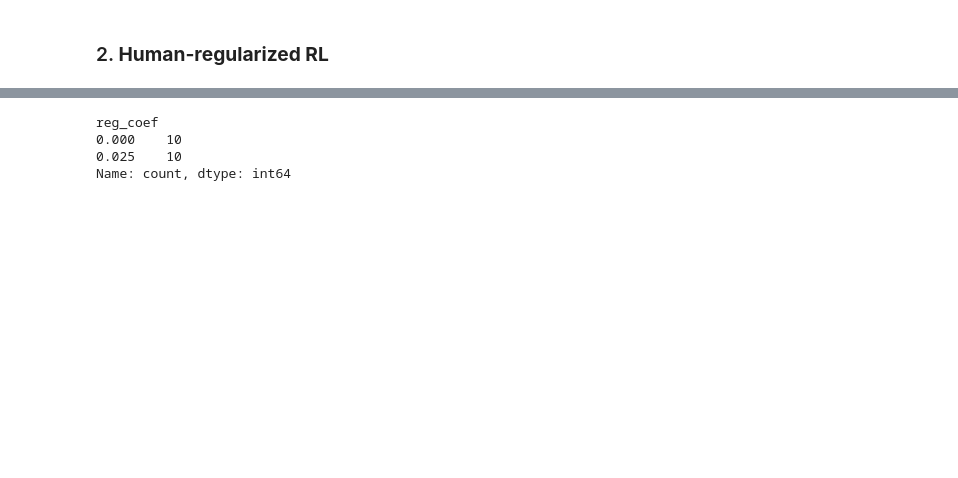
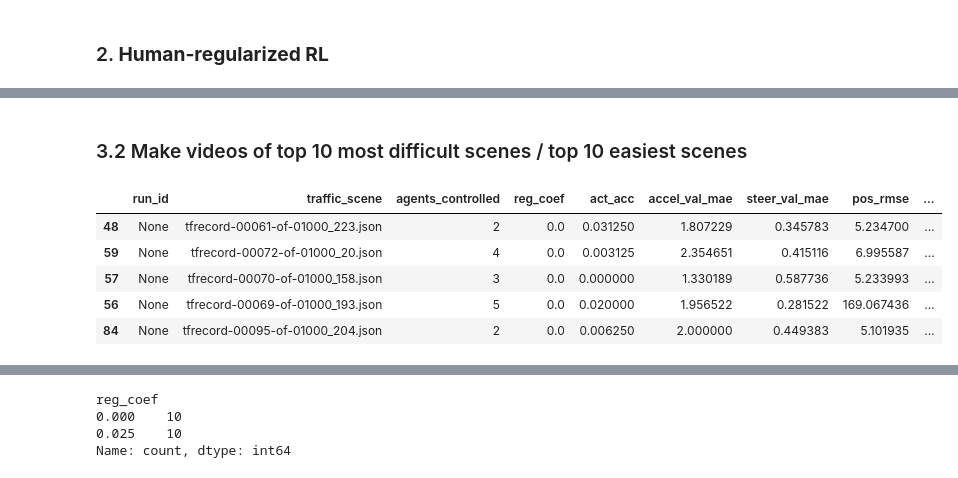
Before and after one commit to facebookresearch/nocturne, a Jupyter notebook: evaluation/policy_performance_analysis.ipynb, the cells around one changed output, grey strips where cells are left out. Drawn from its saved outputs; the diff is of its cells as text; code cells hidden in the pictures; blank space fills up the shorter version.

```diff
--- a/evaluation/policy_performance_analysis.ipynb
+++ b/evaluation/policy_performance_analysis.ipynb
@@ -237,0 +397,13 @@ sns.barplot(data=df_hr_rl_all, y='goal_rate', hue='reg_coef', palette="deep");
+# %% [markdown]
+### 3.2 Make videos of top 10 most difficult scenes / top 10 easiest scenes
+# %%
+NUM_VIDEOS = 5
+
+df_hr_rl.sort_values('goal_rate').head()
+# %% [output]
+|  | run_id | traffic_scene | agents_controlled | reg_coef | act_acc | accel_val_mae | steer_val_mae | pos_rmse | ... |
+| 48 | None | tfrecord-00061-of-01000_223.json | 2 | 0.0 | 0.031250 | 1.807229 | 0.345783 | 5.234700 | ... |
+| 59 | None | tfrecord-00072-of-01000_20.json | 4 | 0.0 | 0.003125 | 2.354651 | 0.415116 | 6.995587 | ... |
+| 57 | None | tfrecord-00070-of-01000_158.json | 3 | 0.0 | 0.000000 | 1.330189 | 0.587736 | 5.233993 | ... |
+| 56 | None | tfrecord-00069-of-01000_193.json | 5 | 0.0 | 0.020000 | 1.956522 | 0.281522 | 169.067436 | ... |
+| 84 | None | tfrecord-00095-of-01000_204.json | 2 | 0.0 | 0.006250 | 2.000000 | 0.449383 | 5.101935 | ... |
```
Also changed, not shown: parts of 39 cells of this notebook, 13 other files.
